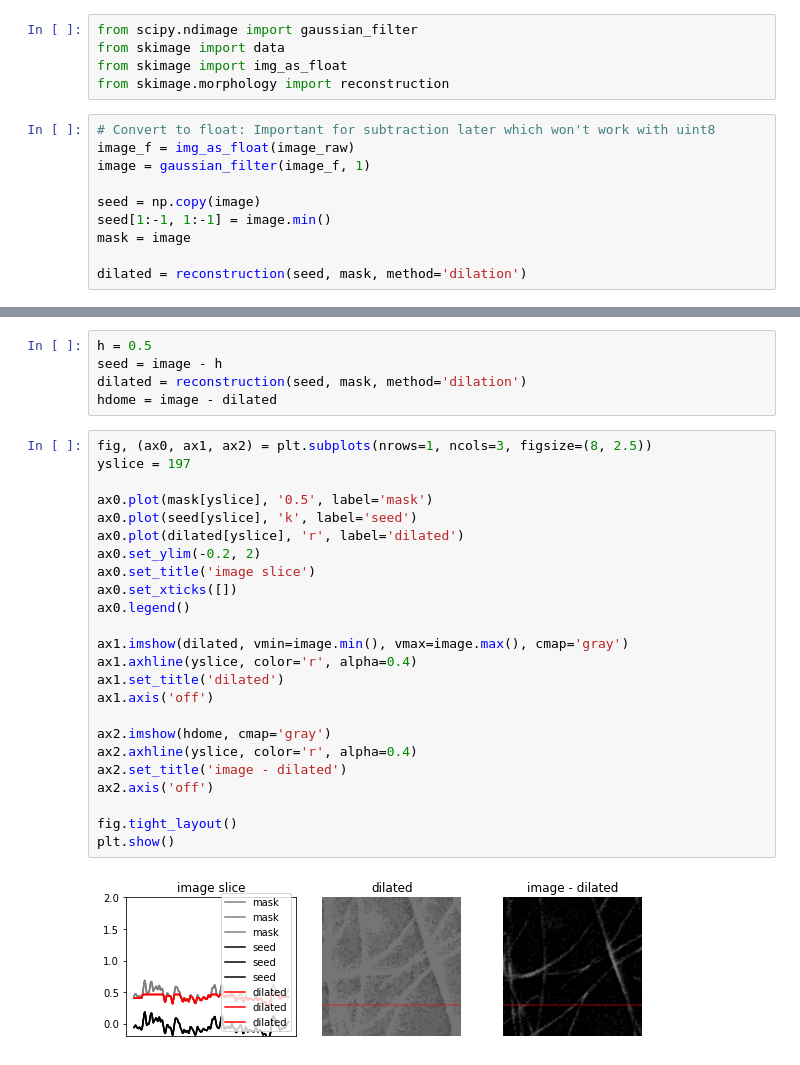
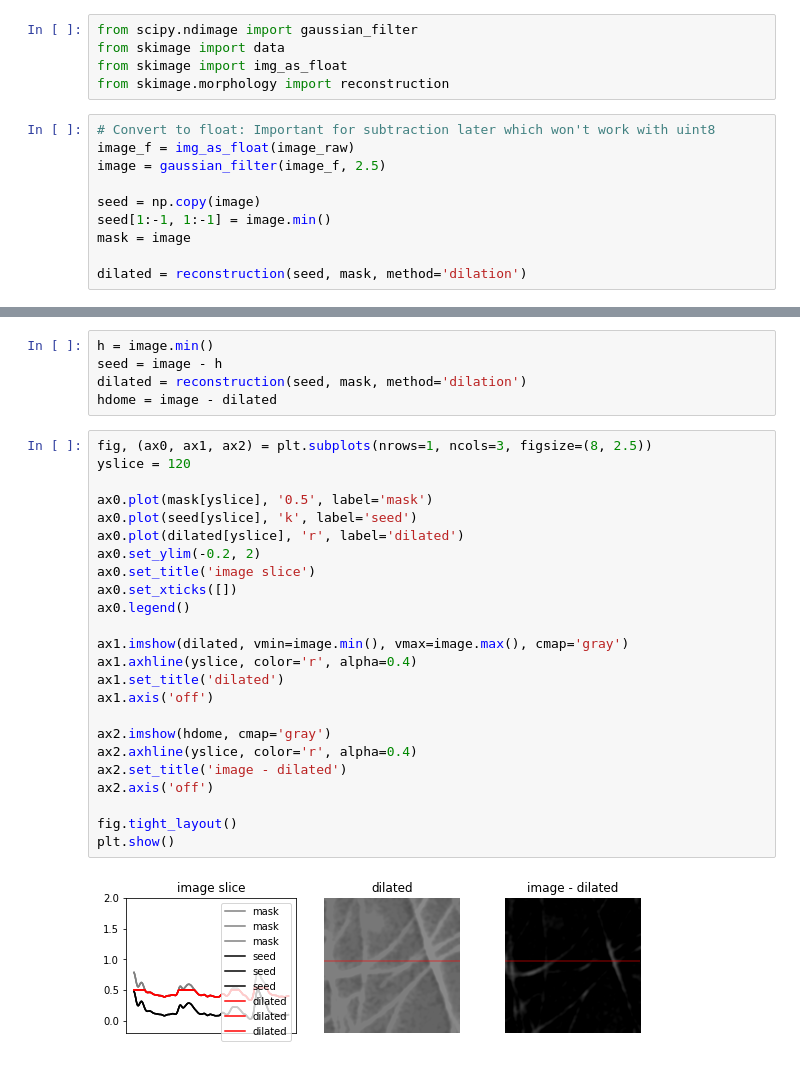
Before and after one commit to hiroshifuruta/hedgehog, a Jupyter notebook: hog.ipynb, the cells around one changed output, grey strips where cells are left out. Cells and saved outputs as stored; diff of their text form.

Commit message:
modified:   hog.ipynb 	modified:   image-dilated.png

```diff
--- a/hog.ipynb
+++ b/hog.ipynb
@@ -24,7 +34,7 @@ from skimage.morphology import reconstruction
 # %%
 # Convert to float: Important for subtraction later which won't work with uint8
 image_f = img_as_float(image_raw)
-image = gaussian_filter(image_f, 1)
+image = gaussian_filter(image_f, 2.5)
 
 seed = np.copy(image)
 seed[1:-1, 1:-1] = image.min()
@@ -58,31 +109,31 @@ fig.savefig('image-dilated.png')
 # %%
-h = 0.5
+h = image.min()
 seed = image - h
 dilated = reconstruction(seed, mask, method='dilation')
 hdome = image - dilated
 # %%
 fig, (ax0, ax1, ax2) = plt.subplots(nrows=1, ncols=3, figsize=(8, 2.5))
-yslice = 197
+yslice = 120
 
 ax0.plot(mask[yslice], '0.5', label='mask')
 ax0.plot(seed[yslice], 'k', label='seed')
 ax0.plot(dilated[yslice], 'r', label='dilated')
 ax0.set_ylim(-0.2, 2)
 ax0.set_title('image slice')
 ax0.set_xticks([])
 ax0.legend()
 
 ax1.imshow(dilated, vmin=image.min(), vmax=image.max(), cmap='gray')
 ax1.axhline(yslice, color='r', alpha=0.4)
 ax1.set_title('dilated')
 ax1.axis('off')
 
 ax2.imshow(hdome, cmap='gray')
 ax2.axhline(yslice, color='r', alpha=0.4)
 ax2.set_title('image - dilated')
 ax2.axis('off')
 
 fig.tight_layout()
 plt.show()
 # %% [output]
-[figure, old version]
+[figure, new version]
```
Also changed, not shown: parts of 10 cells of this notebook, 1 other file.
